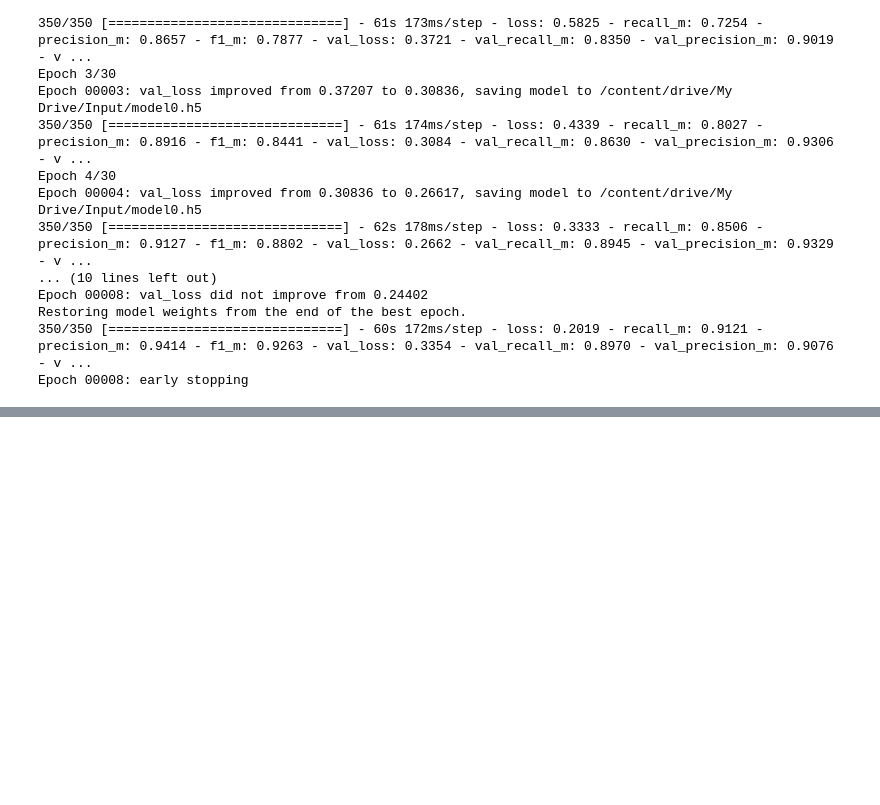
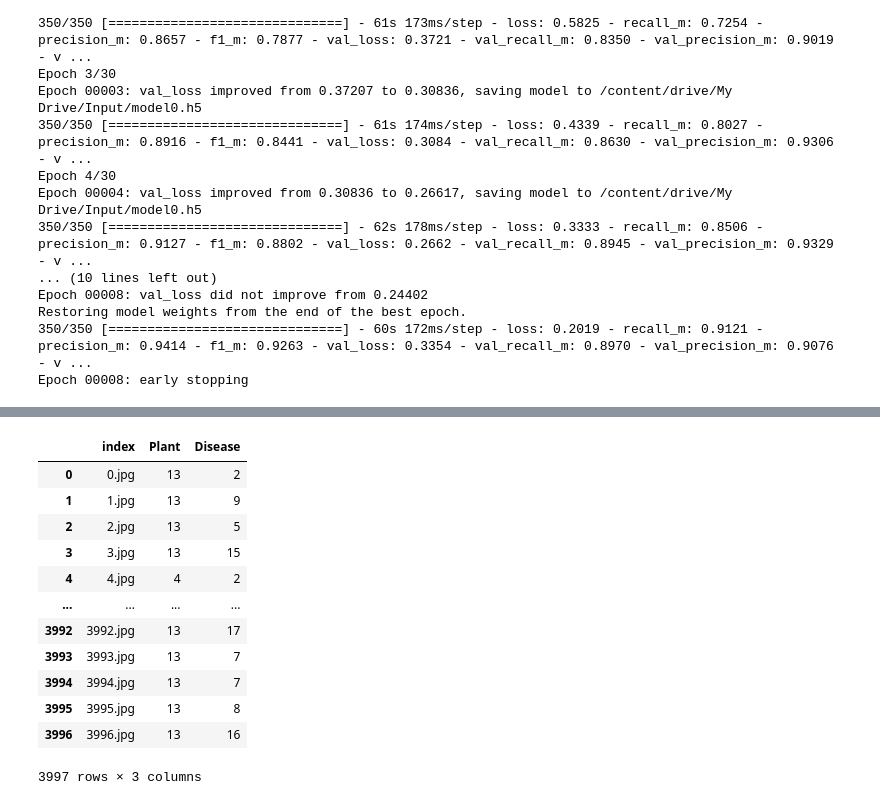
Before and after one commit to JaeDoo1034/Kaggle-Study, a Jupyter notebook: NIpa.ipynb, the cells around one changed output, grey strips where cells are left out. Saved outputs shown, nothing was run; the diff lists cells and outputs as text; code cells hidden in the pictures; blank space fills up the shorter version.

```diff
--- a/NIpa.ipynb
+++ b/NIpa.ipynb
@@ -408,0 +567,16 @@ Epoch 2/30
+# %%
+sub
+# %% [output]
+|  | index | Plant | Disease |
+| 0 | 0.jpg | 13 | 2 |
+| 1 | 1.jpg | 13 | 9 |
+| 2 | 2.jpg | 13 | 5 |
+| 3 | 3.jpg | 13 | 15 |
+| 4 | 4.jpg | 4 | 2 |
+| ... | ... | ... | ... |
+| 3992 | 3992.jpg | 13 | 17 |
+| 3993 | 3993.jpg | 13 | 7 |
+| 3994 | 3994.jpg | 13 | 7 |
+| 3995 | 3995.jpg | 13 | 8 |
+| 3996 | 3996.jpg | 13 | 16 |
+3997 rows × 3 columns
```
Also changed, not shown: parts of 66 cells of this notebook.
